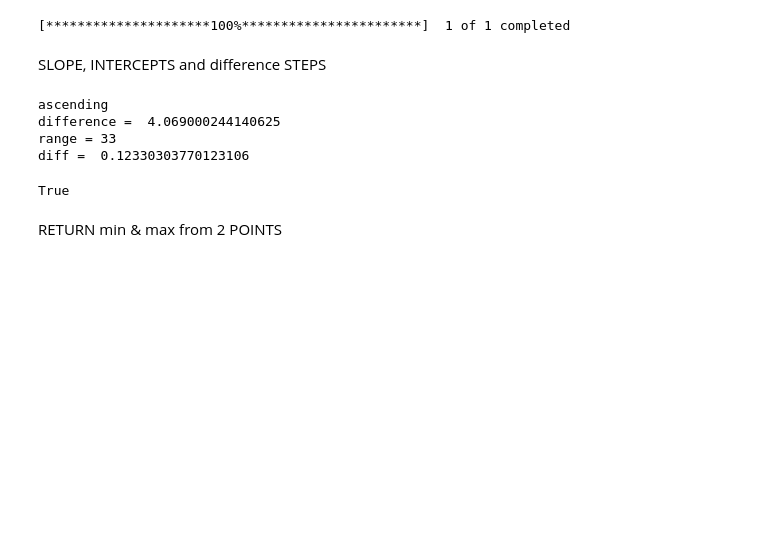
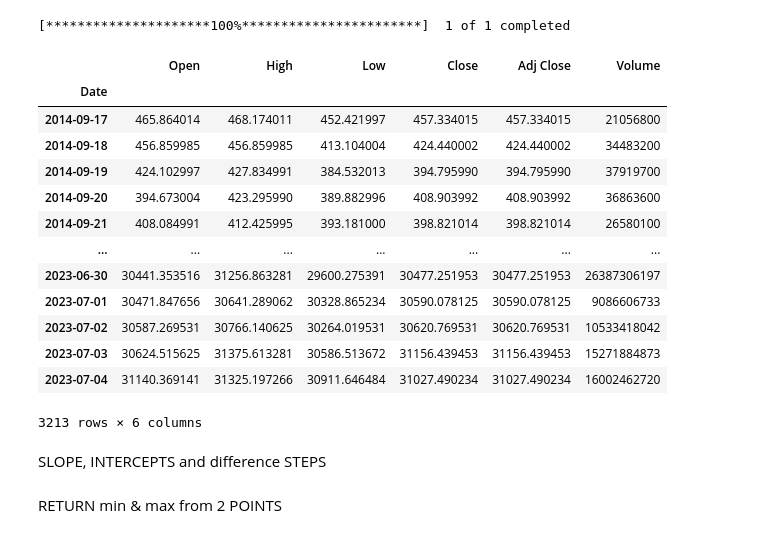
Before and after one commit to Generjet/binance_trader, a Jupyter notebook: jupyter/yfinancExtreme.ipynb, the cells around one changed output. Drawn from its saved outputs; the diff is of its cells as text; code cells hidden in the pictures; blank space fills up the shorter version.

```diff
--- a/jupyter/yfinancExtreme.ipynb
+++ b/jupyter/yfinancExtreme.ipynb
@@ -1,16 +1,35 @@
 # %%
 import yfinance as yf
 import mplfinance as mpf
+from binance.client import Client
+import os
+import ta
+import time
 import pandas as pd
 import numpy as np
 import matplotlib.pyplot as plt
 import plotly.graph_objects as go
 import polars as pl
 import datetime
 
 data = yf.download(tickers='BTC-USD', period='max', interval='1d')
+data
 # %% [output]
 [*********************100%***********************]  1 of 1 completed
+|  | Open | High | Low | Close | Adj Close | Volume |
+| Date |  |  |  |  |  |  |
+| 2014-09-17 | 465.864014 | 468.174011 | 452.421997 | 457.334015 | 457.334015 | 21056800 |
+| 2014-09-18 | 456.859985 | 456.859985 | 413.104004 | 424.440002 | 424.440002 | 34483200 |
+| 2014-09-19 | 424.102997 | 427.834991 | 384.532013 | 394.795990 | 394.795990 | 37919700 |
+| 2014-09-20 | 394.673004 | 423.295990 | 389.882996 | 408.903992 | 408.903992 | 36863600 |
+| 2014-09-21 | 408.084991 | 412.425995 | 393.181000 | 398.821014 | 398.821014 | 26580100 |
+| ... | ... | ... | ... | ... | ... | ... |
+| 2023-06-30 | 30441.353516 | 31256.863281 | 29600.275391 | 30477.251953 | 30477.251953 | 26387306197 |
+| 2023-07-01 | 30471.847656 | 30641.289062 | 30328.865234 | 30590.078125 | 30590.078125 | 9086606733 |
+| 2023-07-02 | 30587.269531 | 30766.140625 | 30264.019531 | 30620.769531 | 30620.769531 | 10533418042 |
+| 2023-07-03 | 30624.515625 | 31375.613281 | 30586.513672 | 31156.439453 | 31156.439453 | 15271884873 |
+| 2023-07-04 | 31140.369141 | 31325.197266 | 30911.646484 | 31027.490234 | 31027.490234 | 16002462720 |
+3213 rows × 6 columns
 # %% [markdown]
 SLOPE, INTERCEPTS and difference STEPS
 # %%
@@ -36,12 +55,12 @@ def direction_and_steps(datapoints):
             max = b_value
             min = a_value
             ascending = False
-            print("descending")
+            # print("descending")
         else:
             max = a_value
             min = b_value
             ascending = True
-            print('ascending')
+            # print('ascending')
     elif b.index > a.index:
         oldIndex = a.index
         newIndex = b.index
@@ -49,31 +68,26 @@ def direction_and_steps(datapoints):
             max = b_value
             min = a_value
             ascending = True
-            print('ascending')
+            # print('ascending')
         else:
             max = a_value
             min = b_value
             ascending = False
-            print('descending')
+            # print('descending')
+
     top_diff = max - min
-    print('difference = ', top_diff)
+    # print('difference = ', top_diff)
     filtered = df[(df.index <= startIndex) & (df.index >= endIndex)]
     numrange = len(filtered)
-    print('range =', numrange)
+    # print('range =', numrange)
     diff_step = top_diff/numrange
     return diff_step, ascending
-
+# === test ===
 resistance_points = resistances.sort_values(ascending=False).tail(2)
 
 diff_step, lineAscending = direction_and_steps(resistance_points)
-print('diff = ', diff_step)
+# print('diff = ', diff_step)
 lineAscending
-# %% [output]
-ascending
-difference =  4.069000244140625
-range = 33
-diff =  0.12330303770123106
-True
 # %% [markdown]
 RETURN min & max from 2 POINTS
 # %%
```
Also changed, not shown: parts of 19 cells of this notebook.
